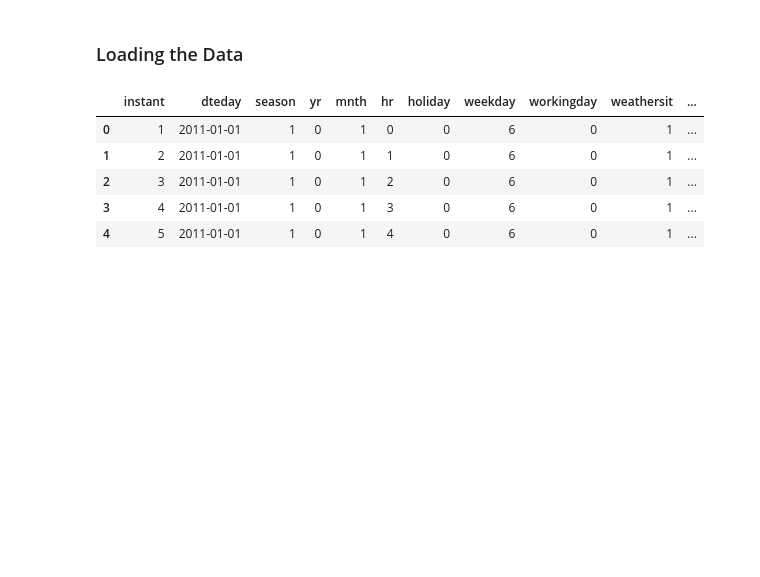
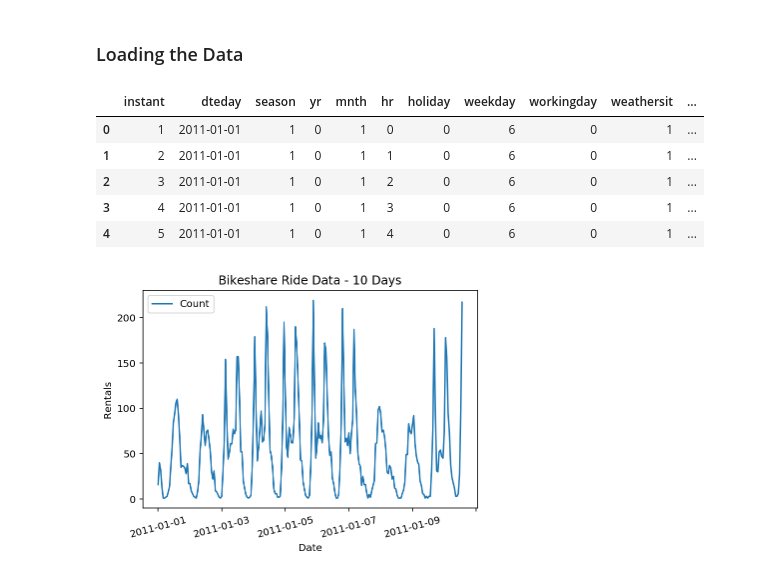
Before and after one commit to justinbellucci/vanilla_nn_bikeshare_model, a Jupyter notebook: Predicting_bike_sharing.ipynb, the cells around one changed output. Saved outputs shown, nothing was run; the diff lists cells and outputs as text; code cells hidden in the pictures; blank space fills up the shorter version.

```diff
--- a/Predicting_bike_sharing.ipynb
+++ b/Predicting_bike_sharing.ipynb
@@ -8,8 +10,8 @@ import pandas as pd
 ### Loading the Data
 # %%
 data_path = 'dataset/hour.csv'
-data = pd.read_csv(data_path)
-data.head()
+ride_data = pd.read_csv(data_path)
+ride_data.head()
 # %% [output]
 |  | instant | dteday | season | yr | mnth | hr | holiday | weekday | workingday | weathersit | ... |
 | 0 | 1 | 2011-01-01 | 1 | 0 | 1 | 0 | 0 | 6 | 0 | 1 | ... |
@@ -17,3 +19,13 @@ data.head()
 | 2 | 3 | 2011-01-01 | 1 | 0 | 1 | 2 | 0 | 6 | 0 | 1 | ... |
 | 3 | 4 | 2011-01-01 | 1 | 0 | 1 | 3 | 0 | 6 | 0 | 1 | ... |
 | 4 | 5 | 2011-01-01 | 1 | 0 | 1 | 4 | 0 | 6 | 0 | 1 | ... |
+# %%
+days = 24*10
+ride_data[:days].plot(x='dteday', y='cnt', label='Count')
+plt.title(label='Bikeshare Ride Data - 10 Days')
+plt.ylabel('Rentals')
+plt.xlabel('Date')
+plt.xticks(rotation = 15)
+plt.show()
+# %% [output]
+[figure, added]
```
Also changed, not shown: parts of 5 cells of this notebook.
